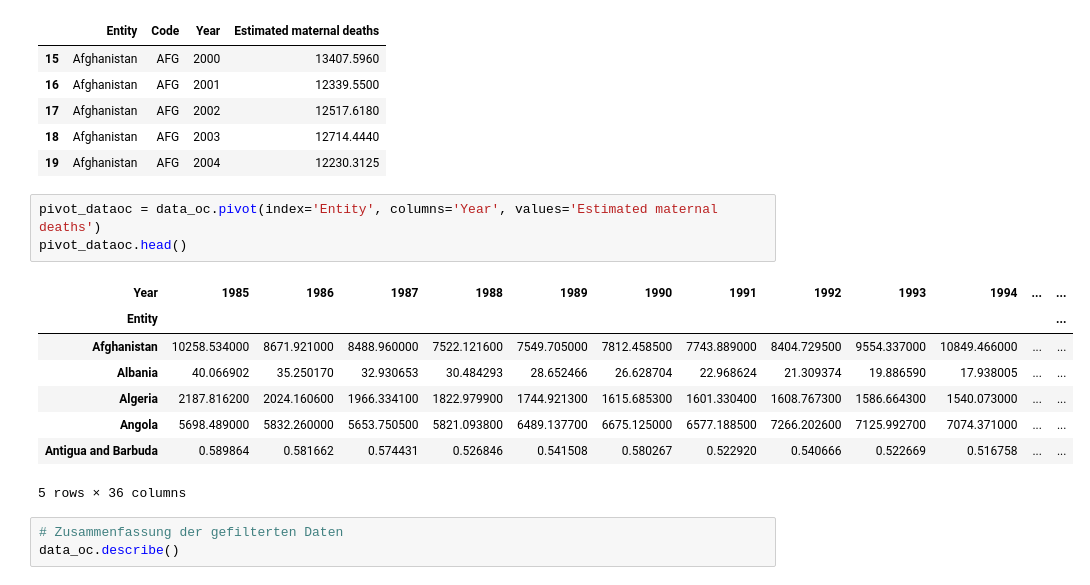
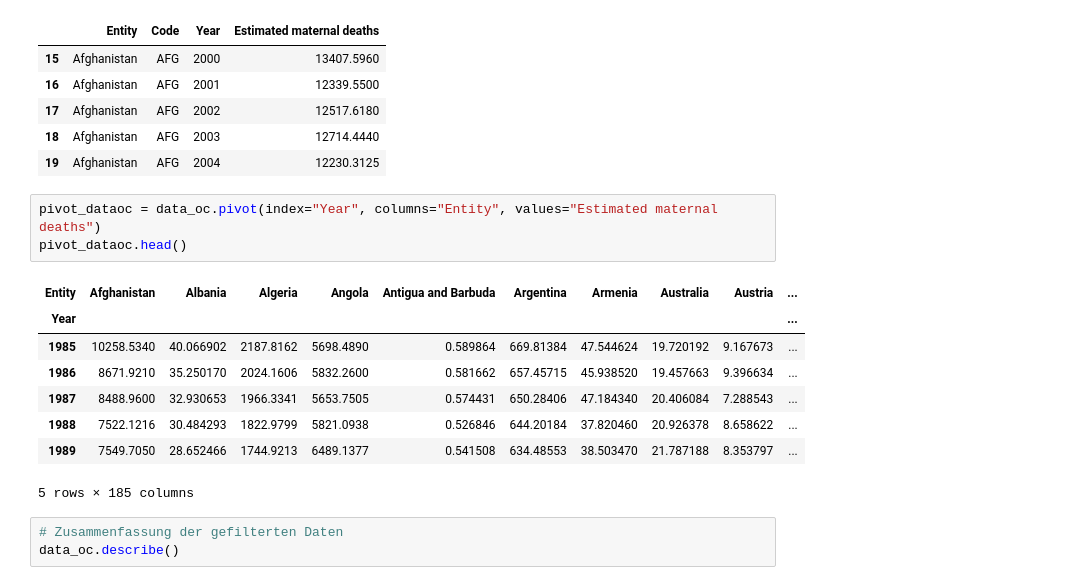
Before and after one commit to naulichi/PandasLN, a Jupyter notebook: Leistungsnachweis_NauliChiara.ipynb, the cells around one changed output. Drawn from its saved outputs; the diff is of its cells as text.

```diff
--- a/Leistungsnachweis_NauliChiara.ipynb
+++ b/Leistungsnachweis_NauliChiara.ipynb
@@ -58,17 +58,17 @@ data_20.head()
 | 18 | Afghanistan | AFG | 2003 | 12714.4440 |
 | 19 | Afghanistan | AFG | 2004 | 12230.3125 |
 # %%
-pivot_dataoc = data_oc.pivot(index='Entity', columns='Year', values='Estimated maternal deaths')
+pivot_dataoc = data_oc.pivot(index="Year", columns="Entity", values="Estimated maternal deaths")
 pivot_dataoc.head()
 # %% [output]
-| Year | 1985 | 1986 | 1987 | 1988 | 1989 | 1990 | 1991 | 1992 | 1993 | 1994 | ... | ... |
-| Entity |  |  |  |  |  |  |  |  |  |  |  | ... |
-| Afghanistan | 10258.534000 | 8671.921000 | 8488.960000 | 7522.121600 | 7549.705000 | 7812.458500 | 7743.889000 | 8404.729500 | 9554.337000 | 10849.466000 | ... | ... |
-| Albania | 40.066902 | 35.250170 | 32.930653 | 30.484293 | 28.652466 | 26.628704 | 22.968624 | 21.309374 | 19.886590 | 17.938005 | ... | ... |
-| Algeria | 2187.816200 | 2024.160600 | 1966.334100 | 1822.979900 | 1744.921300 | 1615.685300 | 1601.330400 | 1608.767300 | 1586.664300 | 1540.073000 | ... | ... |
-| Angola | 5698.489000 | 5832.260000 | 5653.750500 | 5821.093800 | 6489.137700 | 6675.125000 | 6577.188500 | 7266.202600 | 7125.992700 | 7074.371000 | ... | ... |
-| Antigua and Barbuda | 0.589864 | 0.581662 | 0.574431 | 0.526846 | 0.541508 | 0.580267 | 0.522920 | 0.540666 | 0.522669 | 0.516758 | ... | ... |
+| Entity | Afghanistan | Albania | Algeria | Angola | Antigua and Barbuda | Argentina | Armenia | Australia | Austria | ... |
+| Year |  |  |  |  |  |  |  |  |  | ... |
+| 1985 | 10258.5340 | 40.066902 | 2187.8162 | 5698.4890 | 0.589864 | 669.81384 | 47.544624 | 19.720192 | 9.167673 | ... |
+| 1986 | 8671.9210 | 35.250170 | 2024.1606 | 5832.2600 | 0.581662 | 657.45715 | 45.938520 | 19.457663 | 9.396634 | ... |
+| 1987 | 8488.9600 | 32.930653 | 1966.3341 | 5653.7505 | 0.574431 | 650.28406 | 47.184340 | 20.406084 | 7.288543 | ... |
+| 1988 | 7522.1216 | 30.484293 | 1822.9799 | 5821.0938 | 0.526846 | 644.20184 | 37.820460 | 20.926378 | 8.658622 | ... |
+| 1989 | 7549.7050 | 28.652466 | 1744.9213 | 6489.1377 | 0.541508 | 634.48553 | 38.503470 | 21.787188 | 8.353797 | ... |
-5 rows × 36 columns
+5 rows × 185 columns
 # %%
 # Zusammenfassung der gefilterten Daten
 data_oc.describe()
```
Also changed, not shown: parts of 4 cells of this notebook.
